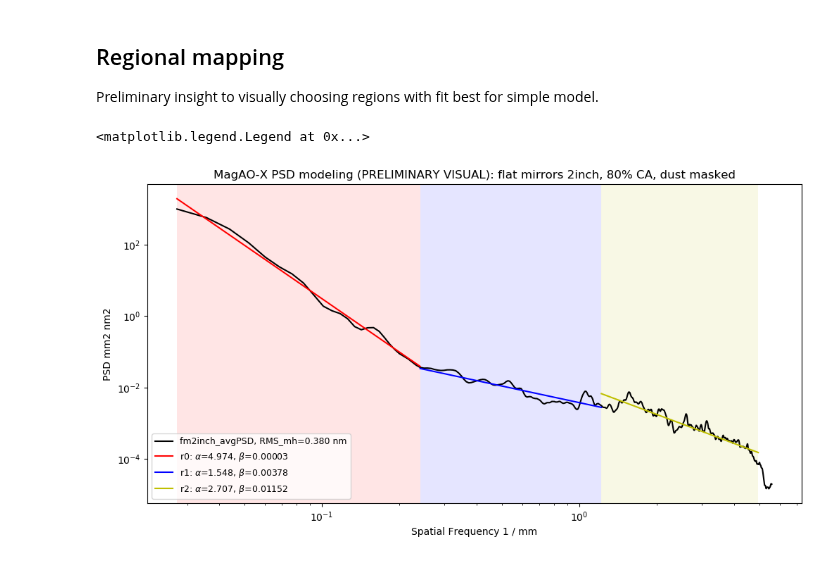
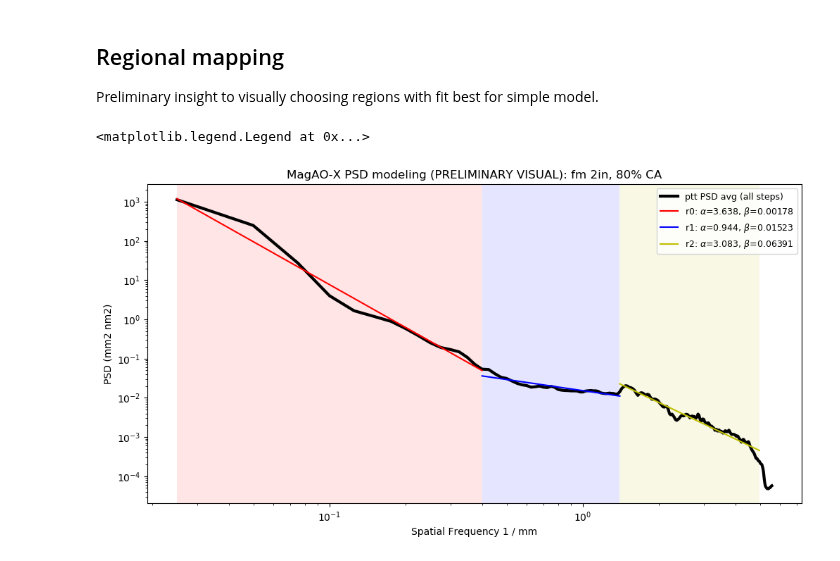
Before and after one commit to magao-x/magaox_poppy, a Jupyter notebook: PSD/PSDmodel_fm_2inch.ipynb, the cells around one changed output. Cells and saved outputs as stored; diff of their text form; code cells hidden in the pictures.

Commit message:
update model using avg PTT PSD and model class functions in model_kit psd_functions.py

```diff
--- a/PSD/PSDmodel_fm_2inch.ipynb
+++ b/PSD/PSDmodel_fm_2inch.ipynb
@@ -98,0 +97,11 @@ plt.legend(prop={'size':9})#,loc='center left', bbox_to_anchor=(1, 0.5))
+# %%
+i_start = [0, 15, 55]
+i_end = i_start[1:]
+i_end.append(len(avg_psd.k_radial)-25)
+
+lo = [0.8, 0.25, 0.05]
+L0 = [80*u.mm, 50*u.mm, 0.85*u.mm]
+rms_sr = [0.0005*u.nm, 0.0005*u.nm, 0.05*u.nm]
+psd_scl = [1.0, 0.0, 1.0]
+mdl_set, model_sum = psd.apply_model(i_start, i_end, lo, L0, rms_sr, psd_weight, avg_psd, opt_parms)
+psd.plot_model(mdl_set, model_sum, avg_psd, opt_parms)
@@ -145,32 +155,31 @@ WEIGHT2 =                  1.0 / Applied PSD weight value
 ## Regional mapping
 Preliminary insight to visually choosing regions with fit best for simple model.
 # %%
-i_start = [0, 26, 145]
+i_start = [0, 15, 55]
 i_end = i_start[1:]
-i_end.append(600)
+i_end.append(len(avg_psd.k_radial)-25)
 
 mdl_simp = []
 for j in range(0, len(i_start)):
-    mdl = psd.model(region_num=j, ind_start=i_start[j], ind_end=i_end[j],
-                k_radial=avg_psd.k_radial, p_radial=avg_psd.psd_radial_cal,
-                k_min=avg_psd.k_min, k_max=avg_psd.k_max)
+    mdl = psd.model(region_num=j)
+    mdl.load_parm(ind_range=[i_start[j], i_end[j]], psd_obj=avg_psd)
     mdl.solve_lsf()
-    mdl.calc_model_simple()
+    mdl.calc_model_simple(k_range=mdl.k_data)
     mdl_simp.append(mdl)
 
 alpha_tone = 0.1
-color_list=['r', 'b','y']
+color_list=['r', 'b','y', 'g']
 plt.figure(figsize=[12,6],dpi=100)
-plt.loglog(avg_psd.k_radial.value, avg_psd.psd_radial_cal.value, 'k', label='{0}, RMS_mh={1:.3f}'.format(avg_psd.surf_name, avg_psd.rms_mh))
+plt.loglog(avg_psd.k_radial.value, avg_psd.psd_radial_cal, 'k', linewidth=3, label='ptt PSD avg (all steps)')
 for j in range(0, len(i_start)):
-    plt.loglog(mdl_simp[j].k_data.value, mdl_simp[j].model_simple.value, color_list[j], linewidth=1.5,
-               label='r{0}: {1}={2:.3f}, {3}={4:.5f}'.format(mdl_simp[j].region_num, r'$\alpha$', mdl_set[j].alpha, r'$\beta$', mdl_set[j].beta.value))
+    plt.loglog(mdl_simp[j].k_data.value, mdl_simp[j].psd_simple.value, color_list[j], linewidth=1.5,
+               label='r{0}: {1}={2:.3f}, {3}={4:.5f}'.format(mdl_simp[j].region_num, r'$\alpha$', mdl_simp[j].alpha, r'$\beta$', mdl_simp[j].beta.value))
     plt.axvspan(avg_psd.k_radial[i_start[j]].value, avg_psd.k_radial[i_end[j]].value,
                 facecolor=color_list[j], alpha=alpha_tone)
-plt.xlabel('Spatial Frequency {0}'.format(avg_psd.k_radial.unit))
-plt.ylabel('PSD {0}'.format(avg_psd.psd_radial_cal.unit))
-plt.title('MagAO-X PSD modeling (PRELIMINARY VISUAL): flat mirrors 2inch, {0}% CA, dust masked'.format(psd_parms['ca']))
+plt.xlabel('Spatial Frequency {0}'.format(opt_parms['dk'].unit))
+plt.ylabel('PSD ({0})'.format(psd_avg.unit))
+plt.title('MagAO-X PSD modeling (PRELIMINARY VISUAL): fm {0}, {1}% CA'.format(opt_parms['label'], opt_parms['ca']))
 plt.legend(prop={'size':9})#,loc='center left', bbox_to_anchor=(1, 0.5))
 # %% [output]
 <matplotlib.legend.Legend at 0x...>
-[figure, old version]
+[figure, new version]
```
Also changed, not shown: parts of 9 cells of this notebook, 1 other file.
